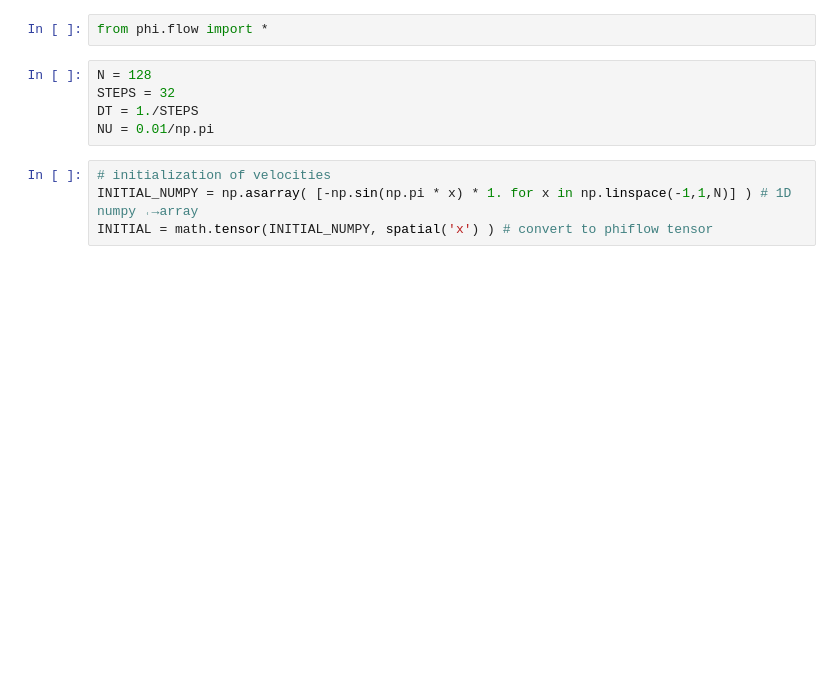
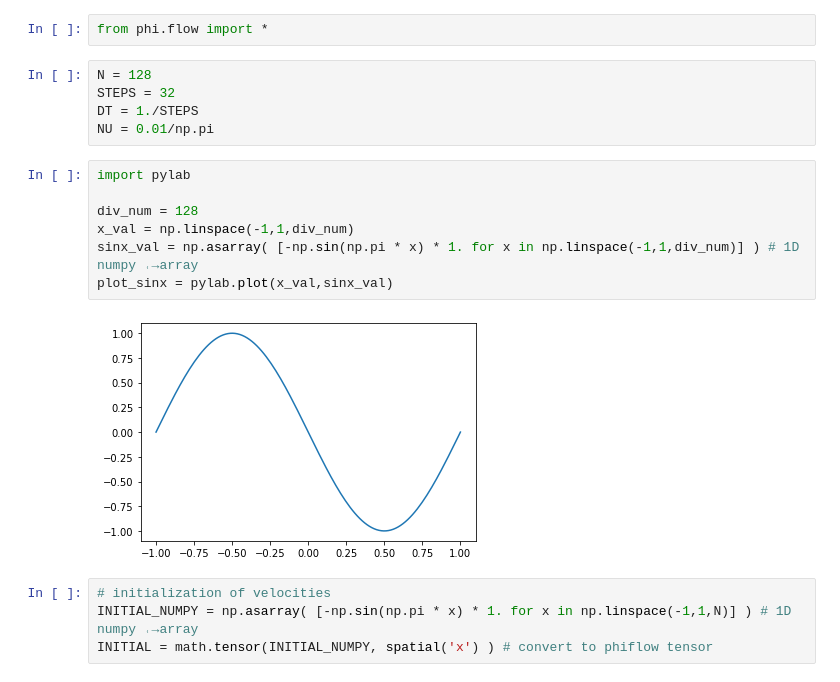
Before and after one commit to RaymondMcGuire/PBDL_practice, a Jupyter notebook: Chapter2/c2_1.ipynb, the cells around one changed output. Cells and saved outputs as stored; diff of their text form; blank space fills up the shorter version.

```diff
--- a/Chapter2/c2_1.ipynb
+++ b/Chapter2/c2_1.ipynb
@@ -5,6 +5,15 @@ N = 128
 STEPS = 32
 DT = 1./STEPS
 NU = 0.01/np.pi
+# %%
+import pylab
+
+div_num = 128
+x_val = np.linspace(-1,1,div_num)
+sinx_val = np.asarray( [-np.sin(np.pi * x) * 1. for x in np.linspace(-1,1,div_num)] ) # 1D numpy ˓→array
+plot_sinx = pylab.plot(x_val,sinx_val)
+# %% [output]
+[figure, added]
 # %%
 # initialization of velocities
 INITIAL_NUMPY = np.asarray( [-np.sin(np.pi * x) * 1. for x in np.linspace(-1,1,N)] ) # 1D numpy ˓→array
```
Also changed, not shown: parts of 4 cells of this notebook, 1 other file.
